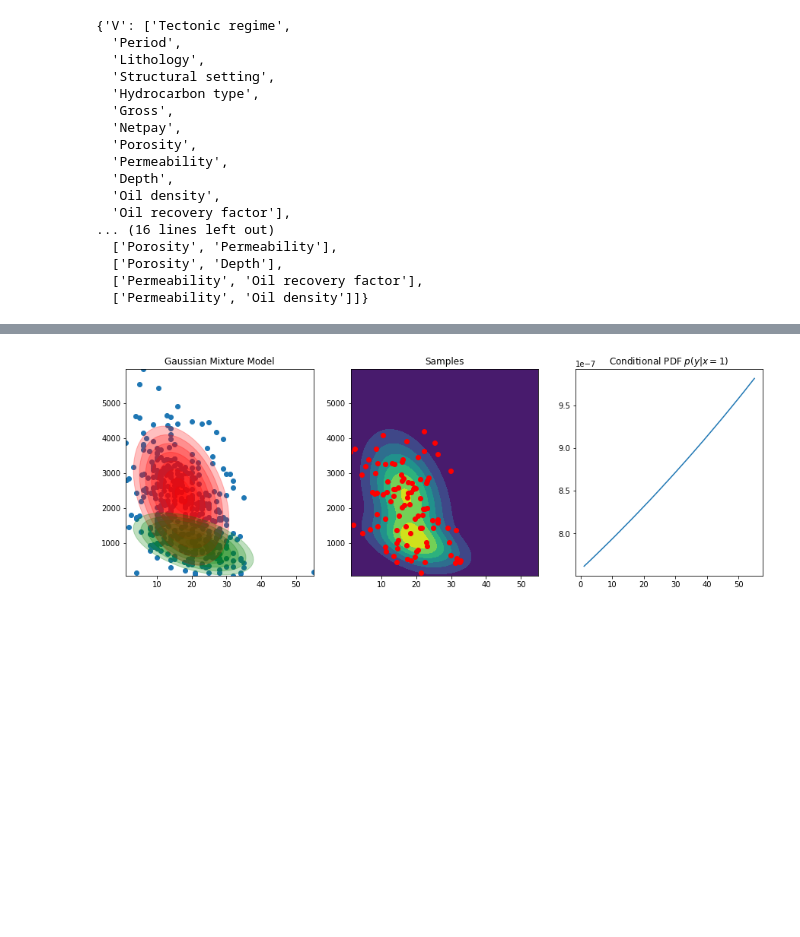
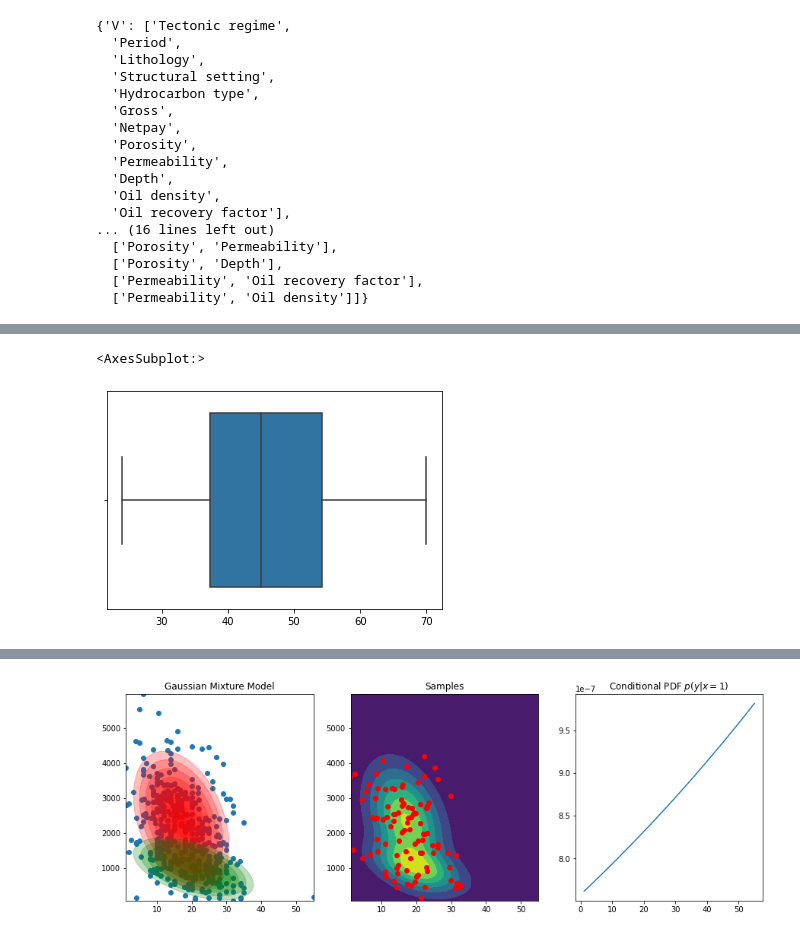
Before and after one commit to aimclub/BAMT, a Jupyter notebook: experiments/gmm_experiments.ipynb, the cells around one changed output, grey strips where cells are left out. Saved outputs shown, nothing was run; the diff lists cells and outputs as text; code cells hidden in the pictures; blank space fills up the shorter version.

```diff
--- a/experiments/gmm_experiments.ipynb
+++ b/experiments/gmm_experiments.ipynb
@@ -288,0 +240,5 @@ n
+# %%
+sns.boxplot(mean_res)
+# %% [output]
+<AxesSubplot:>
+[figure, added]
```
Also changed, not shown: parts of 54 cells of this notebook, 5 other files.
